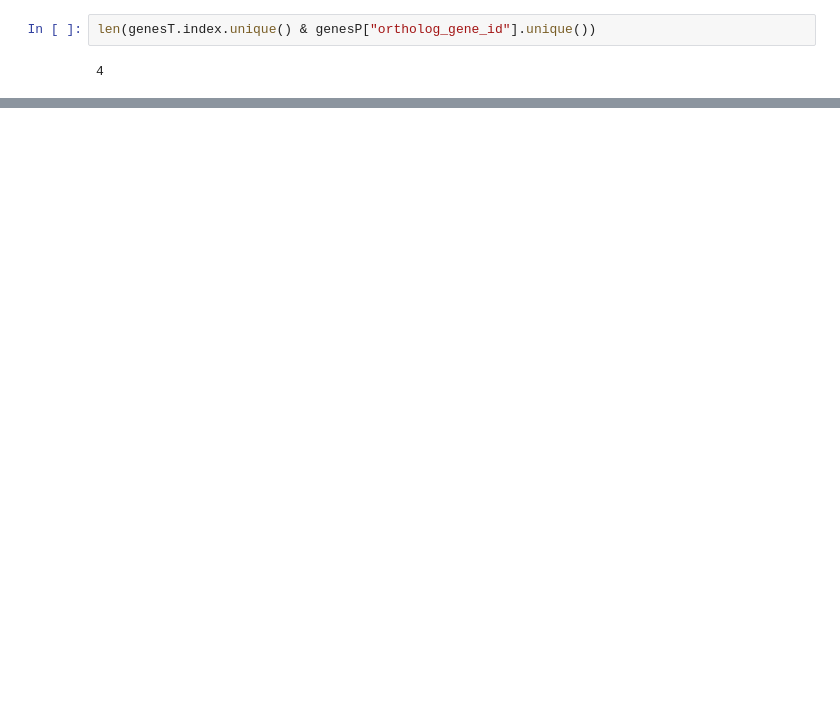
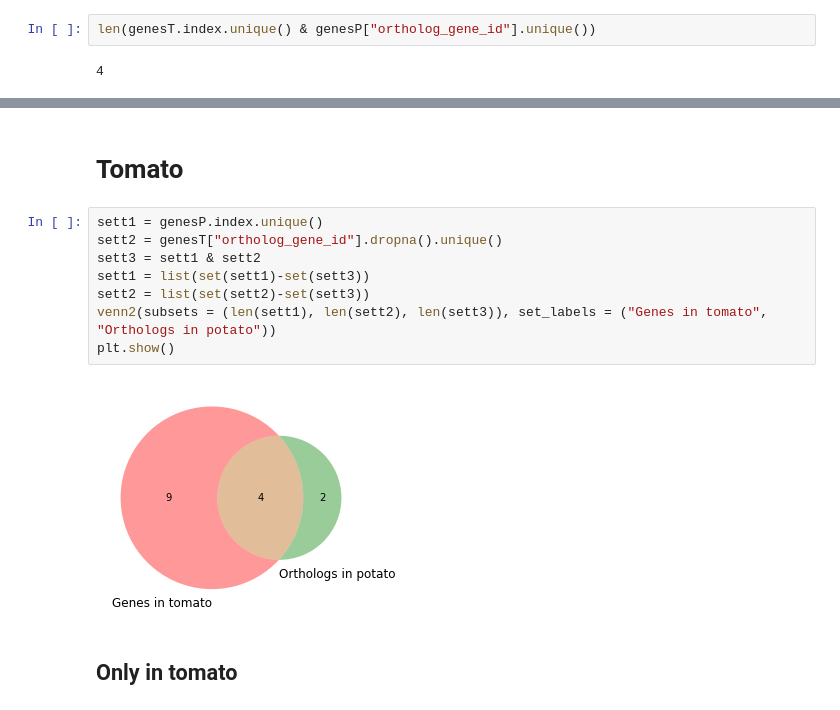
Before and after one commit to candYgene/queries, a Jupyter notebook: jupyter/Orthologs.ipynb, the cells around one changed output, grey strips where cells are left out. Saved outputs shown, nothing was run; the diff lists cells and outputs as text; blank space fills up the shorter version.

```diff
--- a/jupyter/Orthologs.ipynb
+++ b/jupyter/Orthologs.ipynb
@@ -211,0 +268,14 @@ plt.show()
+# %% [markdown]
+# Tomato
+# %%
+sett1 = genesP.index.unique()
+sett2 = genesT["ortholog_gene_id"].dropna().unique()
+sett3 = sett1 & sett2
+sett1 = list(set(sett1)-set(sett3))
+sett2 = list(set(sett2)-set(sett3))
+venn2(subsets = (len(sett1), len(sett2), len(sett3)), set_labels = ("Genes in tomato", "Orthologs in potato"))
+plt.show()
+# %% [output]
+[figure, added]
+# %% [markdown]
+## Only in tomato
```
Also changed, not shown: parts of 22 cells of this notebook, 3 other files.
